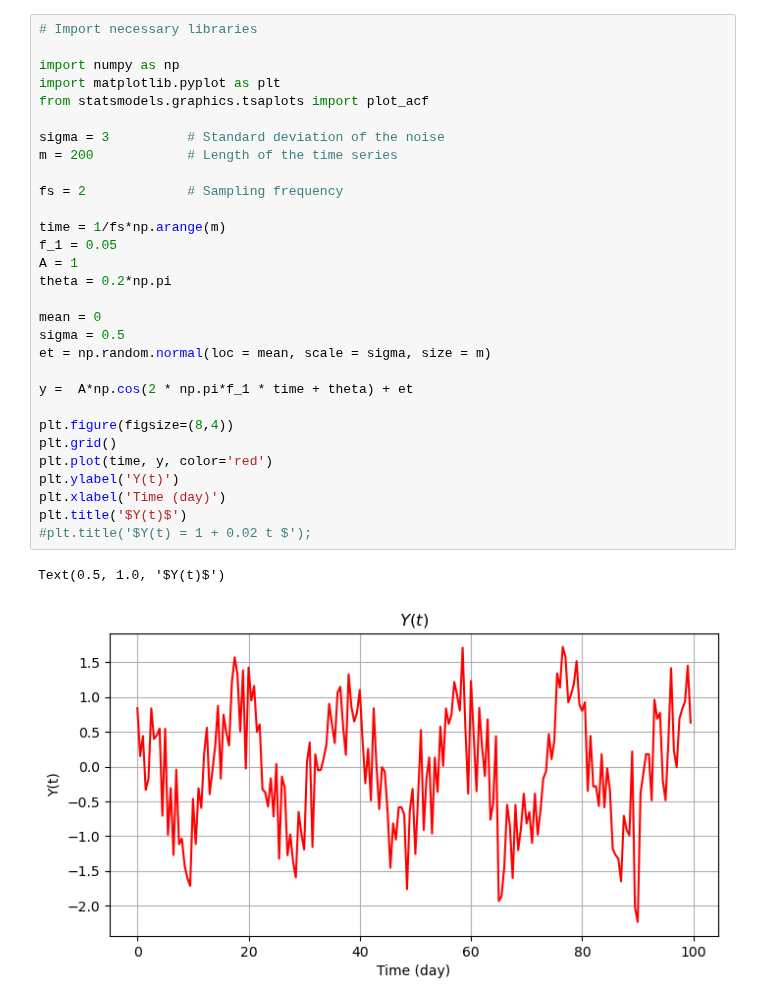
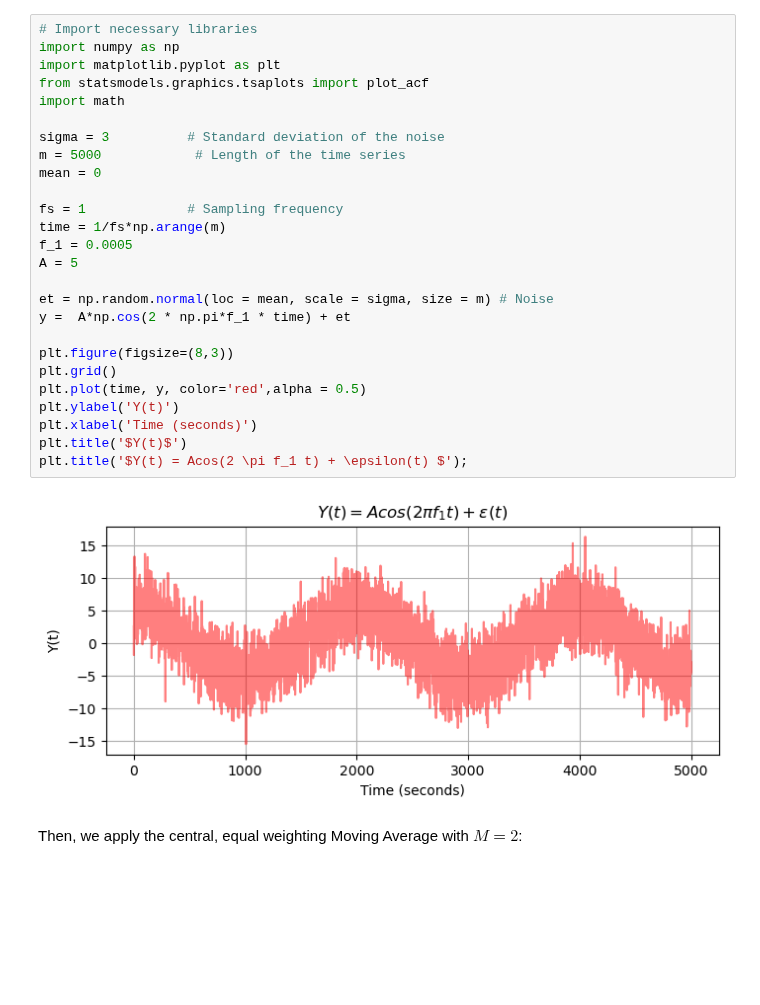
Before and after one commit to TUDelft-MUDE/book, a Jupyter notebook: book/time_series/movingAverage.ipynb, the cells around one changed output. Drawn from its saved outputs; the diff is of its cells as text; blank space fills up the shorter version.

Commit message:
Completed example of moving average

```diff
--- a/book/time_series/movingAverage.ipynb
+++ b/book/time_series/movingAverage.ipynb
@@ -11,34 +30,31 @@ and a zero mean white noise process.
 # %%
 # Import necessary libraries
-
 import numpy as np
 import matplotlib.pyplot as plt
 from statsmodels.graphics.tsaplots import plot_acf
+import math
 
 sigma = 3          # Standard deviation of the noise
-m = 200            # Length of the time series
+m = 5000            # Length of the time series
+mean = 0
 
-fs = 2             # Sampling frequency
+fs = 1             # Sampling frequency
+time = 1/fs*np.arange(m)
+f_1 = 0.0005
+A = 5
 
-time = 1/fs*np.arange(m)
-f_1 = 0.05
-A = 1
-theta = 0.2*np.pi
+et = np.random.normal(loc = mean, scale = sigma, size = m) # Noise
+y =  A*np.cos(2 * np.pi*f_1 * time) + et
 
-mean = 0
-sigma = 0.5
-et = np.random.normal(loc = mean, scale = sigma, size = m)
-
-y =  A*np.cos(2 * np.pi*f_1 * time + theta) + et
-
-plt.figure(figsize=(8,4))
+plt.figure(figsize=(8,3))
 plt.grid()
-plt.plot(time, y, color='red')
+plt.plot(time, y, color='red',alpha = 0.5)
 plt.ylabel('Y(t)')
-plt.xlabel('Time (day)')
+plt.xlabel('Time (seconds)')
 plt.title('$Y(t)$')
-#plt.title('$Y(t) = 1 + 0.02 t $');
+plt.title('$Y(t) = Acos(2 \pi f_1 t) + \epsilon(t) $');
 # %% [output]
-Text(0.5, 1.0, '$Y(t)$')
-[figure, old version]
+[figure, new version]
+# %% [markdown]
+Then, we apply the central, equal weighting Moving Average with $M=2$:
 # %%
```
Also changed, not shown: parts of 8 cells of this notebook.
